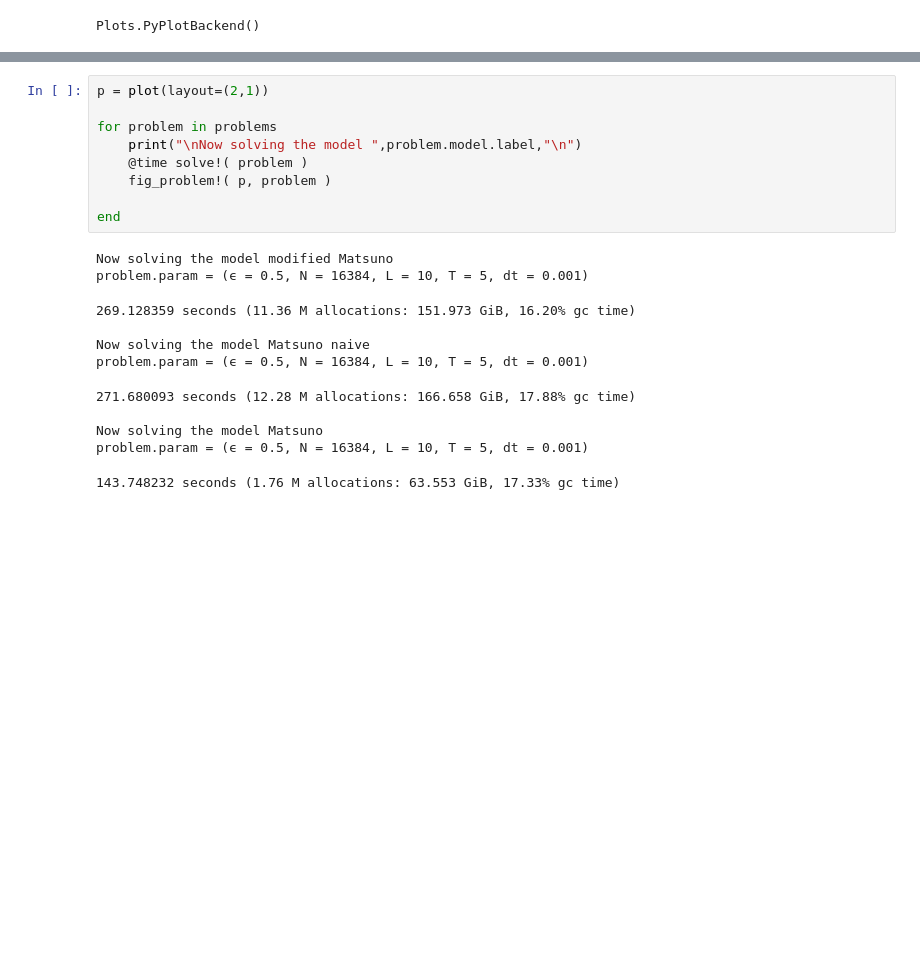
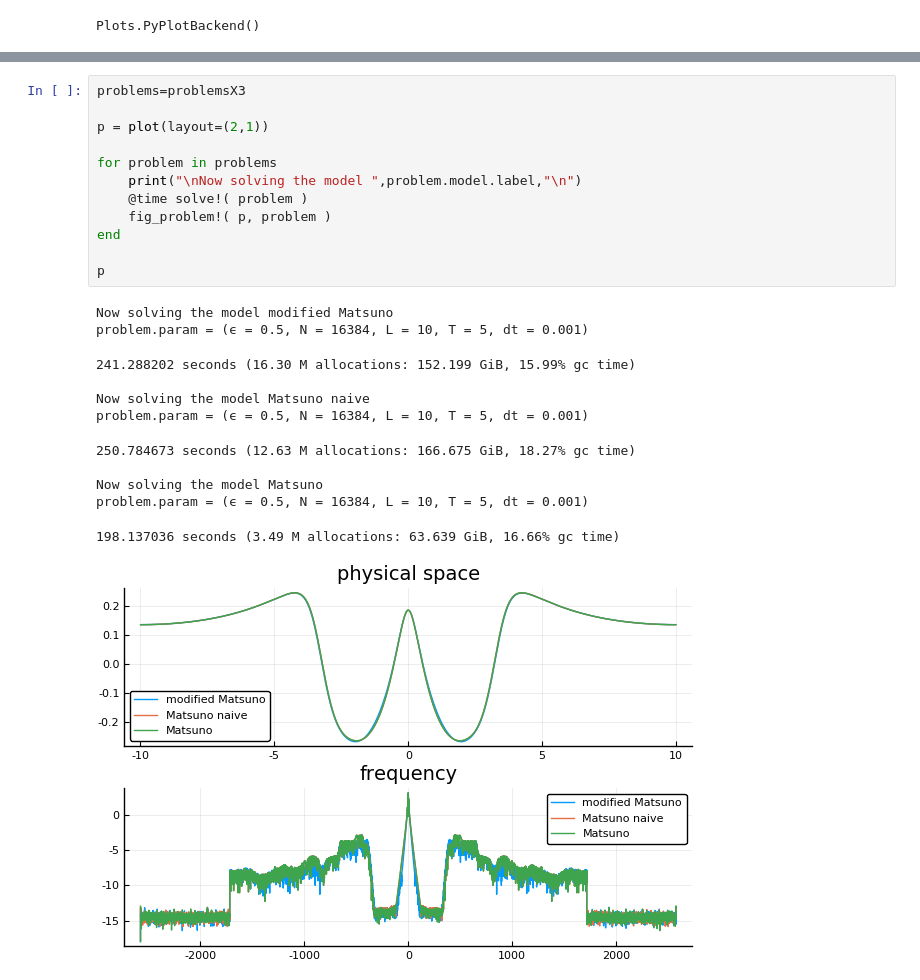
Before and after one commit to WaterWavesModels/WaterWaves1D.jl, a Jupyter notebook: notebooks/Matsunos.ipynb, the cells around one changed output, grey strips where cells are left out. Saved outputs shown, nothing was run; the diff lists cells and outputs as text; blank space fills up the shorter version.

```diff
--- a/notebooks/Matsunos.ipynb
+++ b/notebooks/Matsunos.ipynb
@@ -34,24 +51,28 @@ problems = [ problem0, problem1, problem2 ];
 # %%
+problems=problemsX3
+
 p = plot(layout=(2,1))
 
 for problem in problems
-	print("\nNow solving the model ",problem.model.label,"\n")
-   	@time solve!( problem )
-   	fig_problem!( p, problem )
+    print("\nNow solving the model ",problem.model.label,"\n")
+    @time solve!( problem )
+    fig_problem!( p, problem )
+end
 
-end
+p
 # %% [output]
 Now solving the model modified Matsuno
 problem.param = (ϵ = 0.5, N = 16384, L = 10, T = 5, dt = 0.001)
-269.128359 seconds (11.36 M allocations: 151.973 GiB, 16.20% gc time)
+241.288202 seconds (16.30 M allocations: 152.199 GiB, 15.99% gc time)
 
 Now solving the model Matsuno naive
 problem.param = (ϵ = 0.5, N = 16384, L = 10, T = 5, dt = 0.001)
-271.680093 seconds (12.28 M allocations: 166.658 GiB, 17.88% gc time)
+250.784673 seconds (12.63 M allocations: 166.675 GiB, 18.27% gc time)
 
 Now solving the model Matsuno
 problem.param = (ϵ = 0.5, N = 16384, L = 10, T = 5, dt = 0.001)
-143.748232 seconds (1.76 M allocations: 63.553 GiB, 17.33% gc time)
+198.137036 seconds (3.49 M allocations: 63.639 GiB, 16.66% gc time)
+[figure, added]
 # %%
 p = plot(layout=(2,1))
 for problem in problems
```
Also changed, not shown: parts of 11 cells of this notebook, 6 other files.
